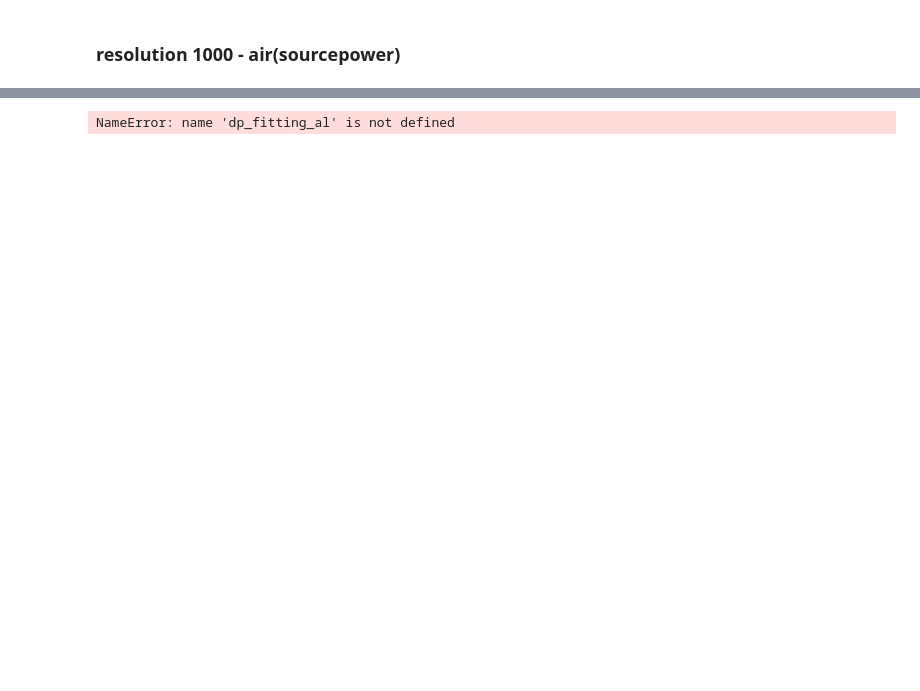
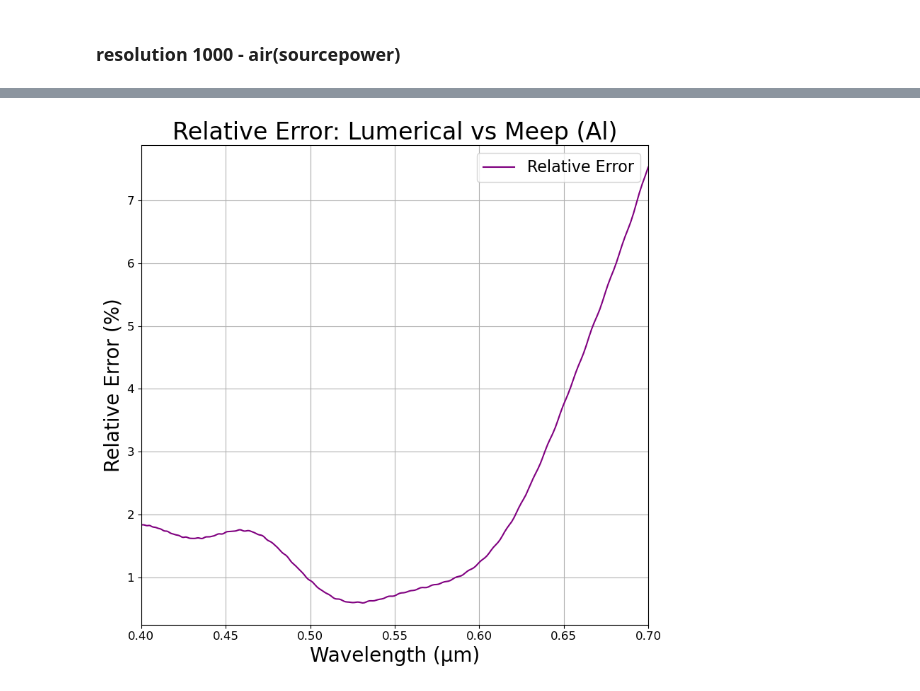
Before and after one commit to M2nion/EIDL, a Jupyter notebook: Tool/Meep/LGD/Meep code/OLED structure/Layer by Layer check/OLED_update_LBL.ipynb, the cells around one changed output, grey strips where cells are left out. Drawn from its saved outputs; the diff is of its cells as text; code cells hidden in the pictures; blank space fills up the shorter version.

```diff
--- a/Tool/Meep/LGD/Meep code/OLED structure/Layer by Layer check/OLED_update_LBL.ipynb
+++ b/Tool/Meep/LGD/Meep code/OLED structure/Layer by Layer check/OLED_update_LBL.ipynb
@@ -487,30 +492,30 @@ plt.show()
 # %%
 # === Relative Error 계산 === #
-relative_error = np.abs((dp_fitting_al - lumerical) / lumerical)* 100
+relative_error = np.abs((dp_fitting - lumerical) / lumerical)* 100
 
 # relative_error_nofunc = np.abs((Al_power_sliced_nofunc - dp_fitting_al) / dp_fitting_al)* 100
 
 
 # === Relative Error 플롯 === #
 plt.figure(figsize=(8, 8))
 plt.plot(wavelengths, relative_error, label='Relative Error', color='purple')
 # plt.plot(wavelengths, relative_error_nofunc, label='Relative Error dp_box', color='cyan')
 
 
 # 축 레이블
 plt.xlabel("Wavelength (μm)", fontsize=20)
 plt.ylabel("Relative Error (%)", fontsize=20)
 
 # 제목
 plt.title("Relative Error: Lumerical vs Meep (Al)", fontsize=24)
 
 # 눈금, 범례
 plt.xticks(fontsize=12)
 plt.yticks(fontsize=12)
 plt.legend(fontsize=16)
 plt.grid(True)
 plt.tight_layout()
 plt.xlim([0.4, 0.7])
 plt.show()
 # %% [output]
-NameError: name 'dp_fitting_al' is not defined
+[figure, added]
```
Also changed, not shown: parts of 15 cells of this notebook, 38 other files.
